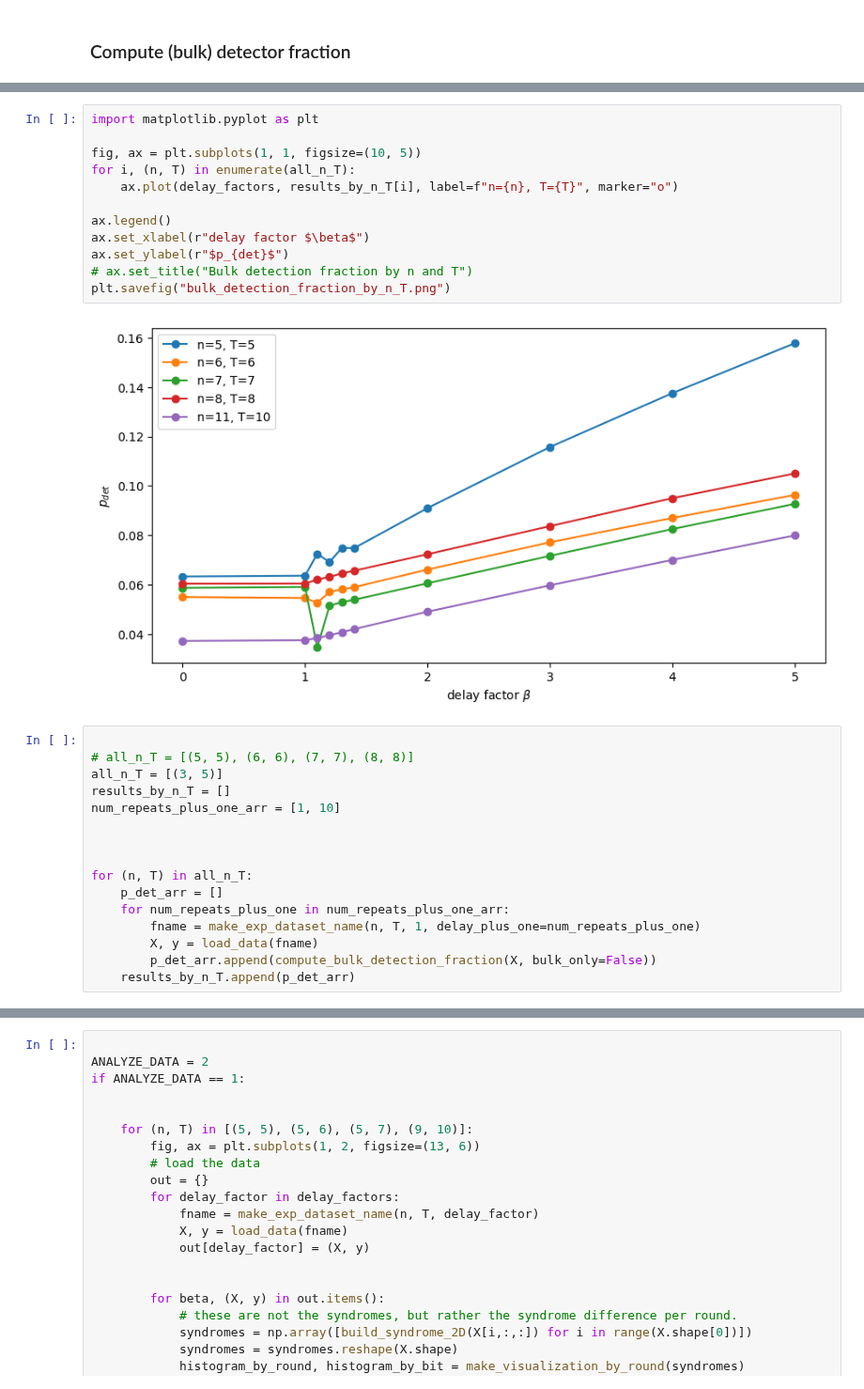
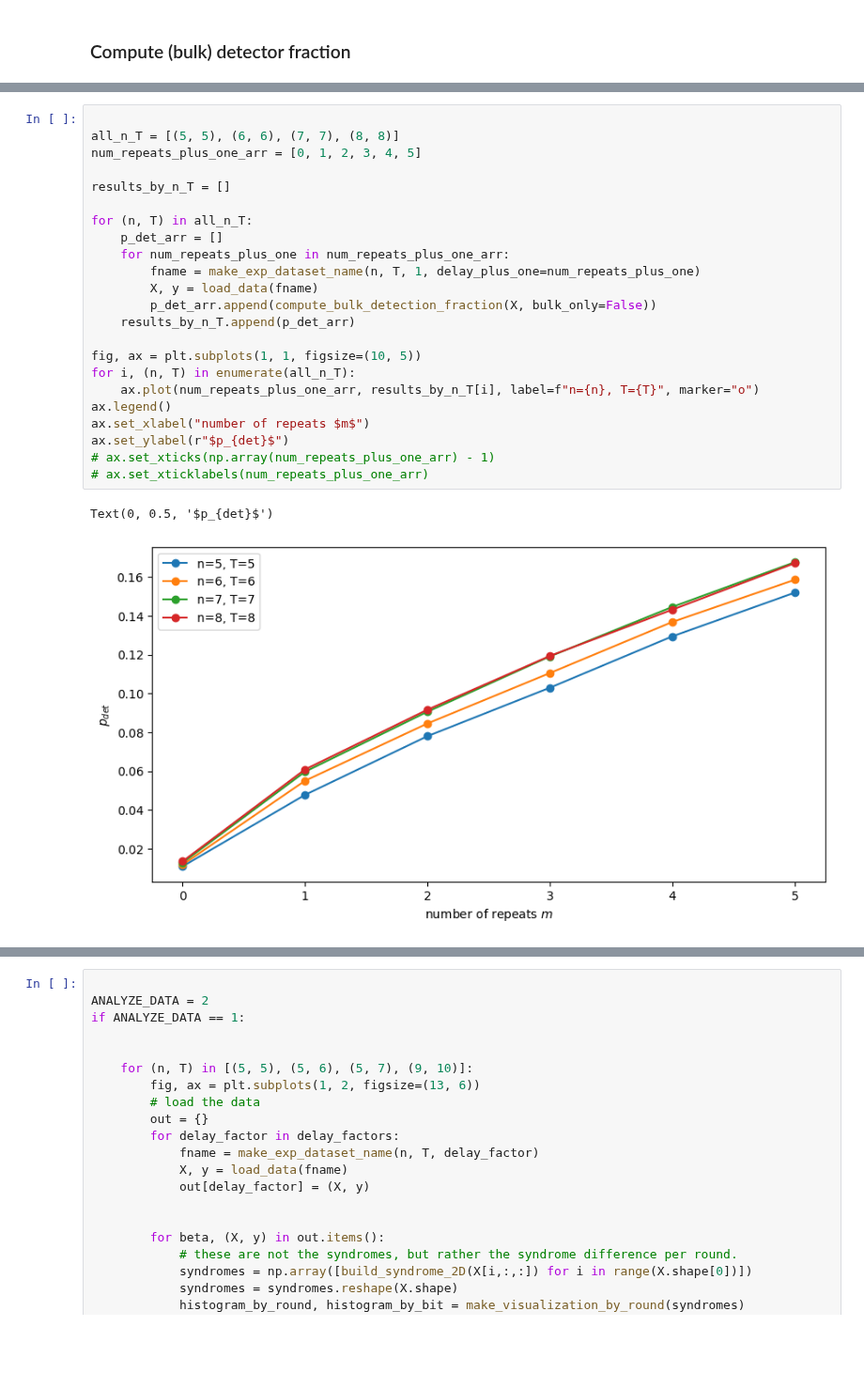
Before and after one commit to peterse/mldec, a Jupyter notebook: src/mldec/hardware/analyze_data_v2.ipynb, the cells around one changed output, grey strips where cells are left out. Shown at 94% size. Drawn from its saved outputs; the diff is of its cells as text; blank space fills up the shorter version.

```diff
--- a/src/mldec/hardware/analyze_data_v2.ipynb
+++ b/src/mldec/hardware/analyze_data_v2.ipynb
@@ -68,30 +86,26 @@ for (n, T) in all_n_T:
-# %%
-import matplotlib.pyplot as plt
-
-fig, ax = plt.subplots(1, 1, figsize=(10, 5))
-for i, (n, T) in enumerate(all_n_T):
-    ax.plot(delay_factors, results_by_n_T[i], label=f"n={n}, T={T}", marker="o")
-
-ax.legend()
-ax.set_xlabel(r"delay factor $\beta$")
-ax.set_ylabel(r"$p_{det}$")
-# ax.set_title("Bulk detection fraction by n and T")
-plt.savefig("bulk_detection_fraction_by_n_T.png")
-# %% [output]
-[figure, removed]
 # %%
 
-# all_n_T = [(5, 5), (6, 6), (7, 7), (8, 8)]
-all_n_T = [(3, 5)]
+all_n_T = [(5, 5), (6, 6), (7, 7), (8, 8)]
+num_repeats_plus_one_arr = [0, 1, 2, 3, 4, 5]
+
 results_by_n_T = []
-num_repeats_plus_one_arr = [1, 10]
-
-
 
 for (n, T) in all_n_T:
     p_det_arr = []
     for num_repeats_plus_one in num_repeats_plus_one_arr:
         fname = make_exp_dataset_name(n, T, 1, delay_plus_one=num_repeats_plus_one)
         X, y = load_data(fname)
         p_det_arr.append(compute_bulk_detection_fraction(X, bulk_only=False))
     results_by_n_T.append(p_det_arr)
+
+fig, ax = plt.subplots(1, 1, figsize=(10, 5))
+for i, (n, T) in enumerate(all_n_T):
+    ax.plot(num_repeats_plus_one_arr, results_by_n_T[i], label=f"n={n}, T={T}", marker="o")
+ax.legend()
+ax.set_xlabel("number of repeats $m$")
+ax.set_ylabel(r"$p_{det}$")
+# ax.set_xticks(np.array(num_repeats_plus_one_arr) - 1)
+# ax.set_xticklabels(num_repeats_plus_one_arr)
+# %% [output]
+Text(0, 0.5, '$p_{det}$')
+[figure, added]
```
Also changed, not shown: parts of 4 cells of this notebook.
